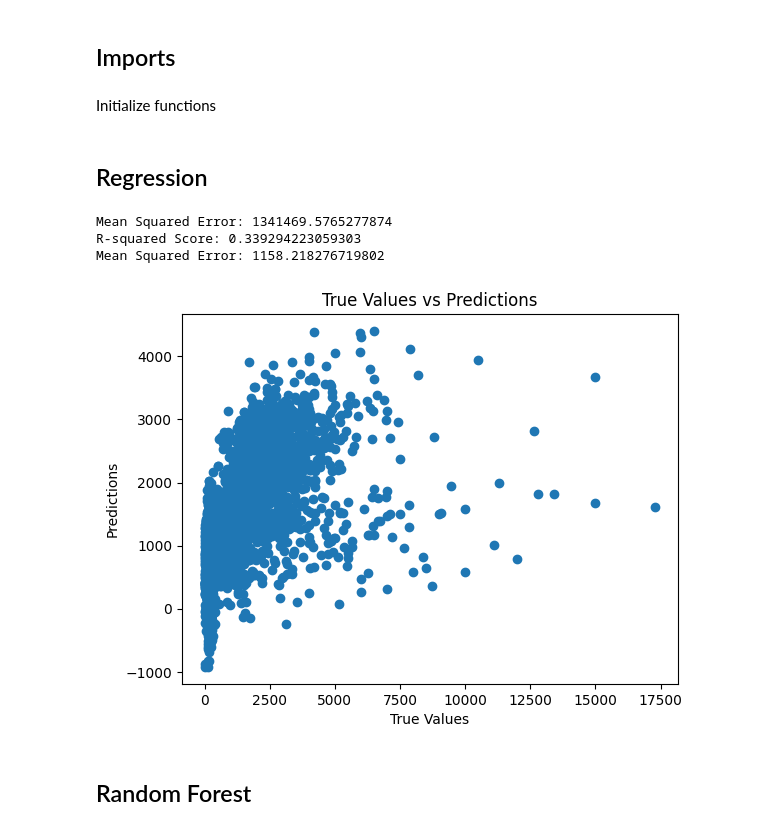
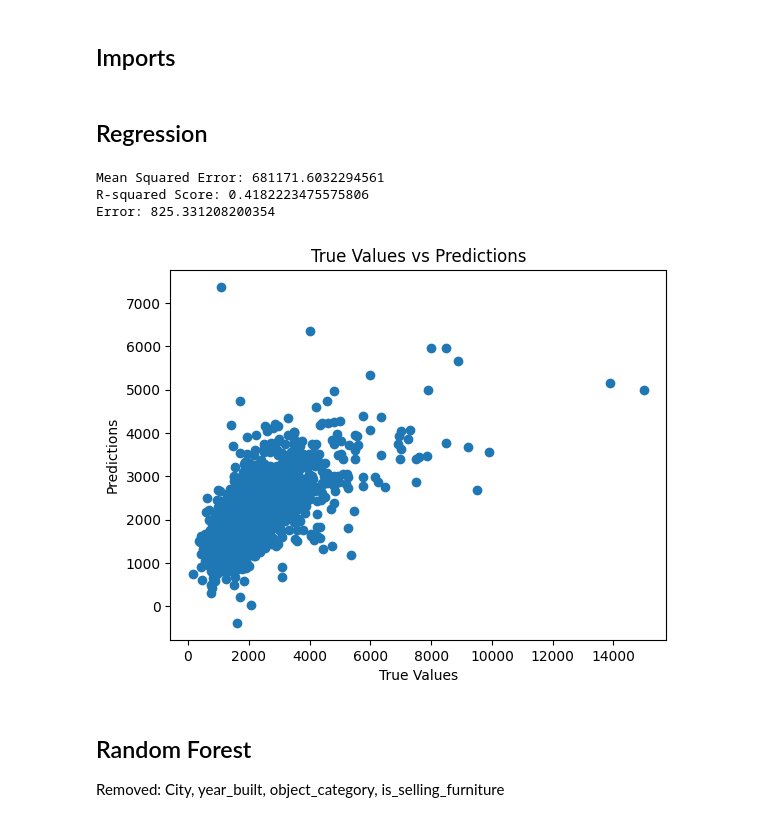
Before and after one commit to wipflu1/daai-gg-flatfox, a Jupyter notebook: modelling/regression_1.ipynb, the cells around one changed output. Drawn from its saved outputs; the diff is of its cells as text; code cells hidden in the pictures.

```diff
--- a/modelling/regression_1.ipynb
+++ b/modelling/regression_1.ipynb
@@ -16,44 +18,42 @@ import matplotlib.pyplot as plt
-# %% [markdown]
-Initialize functions
 # %% [markdown]
 ## Regression
 # %%
-df = pd.read_csv("../preparation/flatfox_clean.csv", low_memory=False)
+df = pd.read_csv("../preparation/flatfox_no_parking_clean.csv", low_memory=False)
 
 
-X = df[["object_category","object_type","price_display_type","price_unit","number_of_rooms","floor","is_furnished","is_temporary","is_selling_furniture","zipcode","city","latitude","longitude","year_built","year_renovated","moving_date_type","reserved","livingspace"]]
+X = df[["object_category","object_type","price_display_type","price_unit","number_of_rooms","floor","is_furnished","is_temporary","is_selling_furniture","zipcode", "city", "latitude","longitude","year_built","year_renovated","moving_date_type","reserved","livingspace"]]
 
 y = df["price_display"]
 
 
 # Split the data into training and testing sets
 X_train, X_test, y_train, y_test = train_test_split(X, y, test_size=0.2, random_state=0)
 
 
 # Initialize the model
 model = LinearRegression()
 
 # Fit the model to the training data
 model.fit(X_train, y_train)
 
 # Make predictions
 y_pred = model.predict(X_test)
 
 # Evaluate the model
 print(f'Mean Squared Error: {mean_squared_error(y_test, y_pred)}')
 print(f'R-squared Score: {r2_score(y_test, y_pred)}')
-print(f'Mean Squared Error: {np.sqrt(mean_squared_error(y_test, y_pred))}')
+print(f'Error: {np.sqrt(mean_squared_error(y_test, y_pred))}')
 
 
 
 # Plot true vs predicted values
 plt.scatter(y_test, y_pred)
 plt.xlabel('True Values')
 plt.ylabel('Predictions')
 plt.title('True Values vs Predictions')
 plt.show()
 # %% [output]
-Mean Squared Error: 1341469.5765277874
-R-squared Score: 0.339294223059303
-Mean Squared Error: 1158.218276719802
+Mean Squared Error: 681171.6032294561
+R-squared Score: 0.4182223475575806
+Error: 825.331208200354
-[figure, old version]
+[figure, new version]
@@ -60,3 +70,4 @@ Mean Squared Error: 1158.218276719802
 # %% [markdown]
 ## Random Forest
+Removed: City, year_built, object_category, is_selling_furniture
 # %%
```
Also changed, not shown: parts of 12 cells of this notebook.
